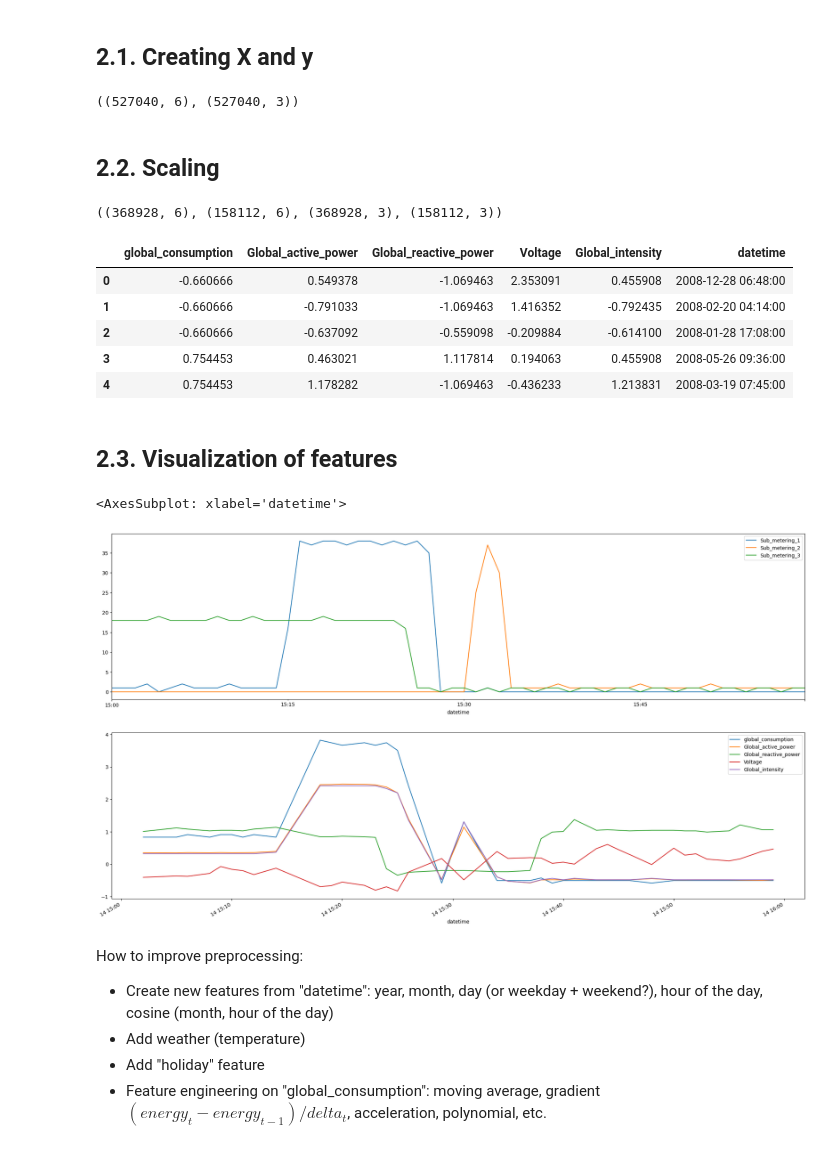
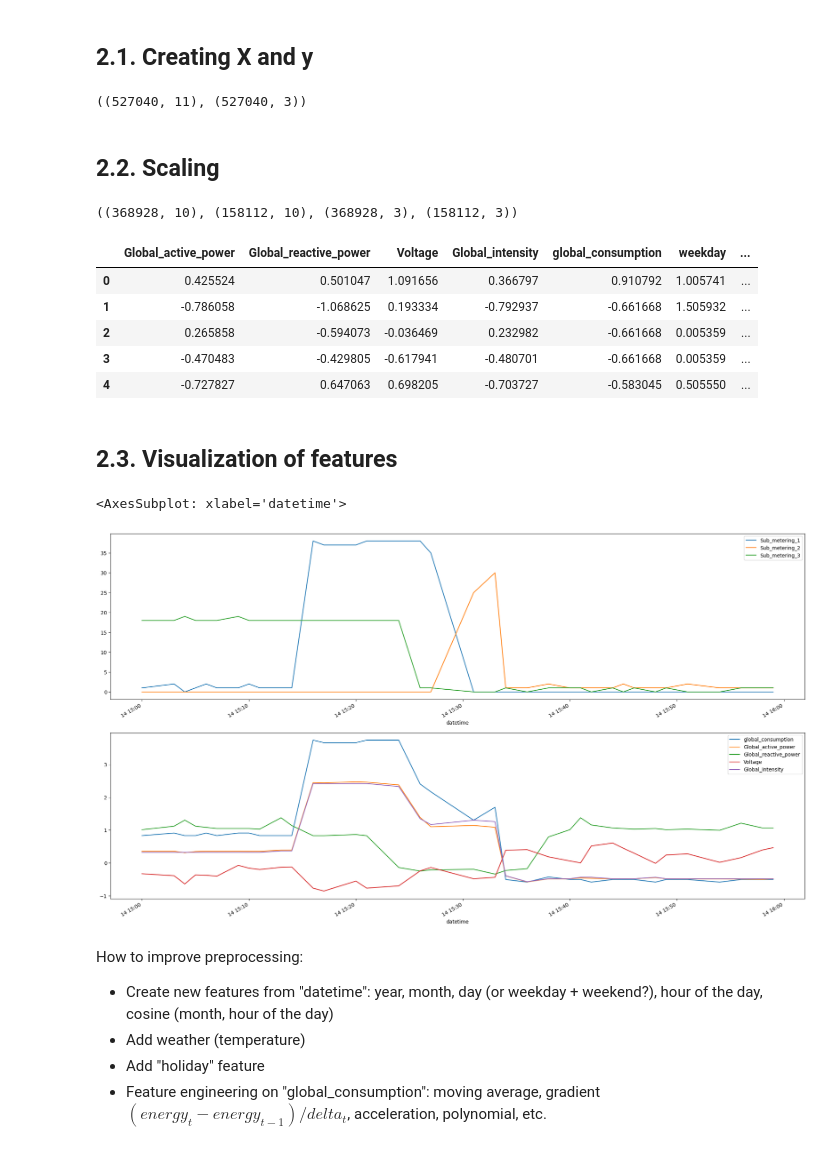
Before and after one commit to charlgd/electricity-decipherer, a Jupyter notebook: notebooks/charlgd_simple_regression.ipynb, the cells around one changed output. Cells and saved outputs as stored; diff of their text form; code cells hidden in the pictures.

Commit message:
New model r2=0.877

```diff
--- a/notebooks/charlgd_simple_regression.ipynb
+++ b/notebooks/charlgd_simple_regression.ipynb
@@ -252,15 +274,13 @@ selected_data.plot("datetime", "Sub_metering_3", ax=ax3)
 # %% [markdown]
 ## 2.1. Creating X and y
 # %%
-features = ['datetime', 'global_consumption', 'Global_active_power', 'Global_reactive_power', 'Voltage', 'Global_intensity']
-num_features = ['global_consumption', 'Global_active_power', 'Global_reactive_power', 'Voltage', 'Global_intensity']
 labels = ['Sub_metering_1', 'Sub_metering_2', 'Sub_metering_3']
 
-X = subdata[features]
+X = subdata.drop(columns=labels)
 y = subdata[labels]
 X.shape, y.shape
 # %% [output]
-((527040, 6), (527040, 3))
+((527040, 11), (527040, 3))
 # %% [markdown]
 ## 2.2. Scaling
 # %%
@@ -274,49 +294,57 @@ X_test.reset_index(drop=True, inplace=True)
 y_train.reset_index(drop=True, inplace=True)
 y_test.reset_index(drop=True, inplace=True)
 
+# Saving datetime series for later (needed for visualization and to build the API response)
+train_datetime = X_train.datetime
+test_datetime = X_test.datetime
+
+# Remove datetime since it's not a feature we want to train the model on
+X_train.drop(columns='datetime', inplace=True)
+X_test.drop(columns='datetime', inplace=True)
+features = X_train.columns
+
 X_train.shape, X_test.shape, y_train.shape, y_test.shape
 # %% [output]
-((368928, 6), (158112, 6), (368928, 3), (158112, 3))
+((368928, 10), (158112, 10), (368928, 3), (158112, 3))
 # %%
 # Standard scaling
 from sklearn.preprocessing import StandardScaler
 
-scaler = StandardScaler().fit(X_train[num_features])
-X_train_scaled = pd.DataFrame(scaler.transform(X_train[num_features]), columns=num_features)
-X_test_scaled = pd.DataFrame(scaler.transform(X_test[num_features]), columns=num_features)
-
-X_train_scaled['datetime'] = X_train.datetime
-X_test_scaled['datetime'] = X_train.datetime
+scaler = StandardScaler().fit(X_train)
+X_train_scaled = pd.DataFrame(scaler.transform(X_train), columns=features)
+X_test_scaled = pd.DataFrame(scaler.transform(X_test), columns=features)
 
 X_train_scaled.head()
 # %% [output]
-|  | global_consumption | Global_active_power | Global_reactive_power | Voltage | Global_intensity | datetime |
-| 0 | -0.660666 | 0.549378 | -1.069463 | 2.353091 | 0.455908 | 2008-12-28 06:48:00 |
-| 1 | -0.660666 | -0.791033 | -1.069463 | 1.416352 | -0.792435 | 2008-02-20 04:14:00 |
-| 2 | -0.660666 | -0.637092 | -0.559098 | -0.209884 | -0.614100 | 2008-01-28 17:08:00 |
-| 3 | 0.754453 | 0.463021 | 1.117814 | 0.194063 | 0.455908 | 2008-05-26 09:36:00 |
-| 4 | 0.754453 | 1.178282 | -1.069463 | -0.436233 | 1.213831 | 2008-03-19 07:45:00 |
+|  | Global_active_power | Global_reactive_power | Voltage | Global_intensity | global_consumption | weekday | ... |
+| 0 | 0.425524 | 0.501047 | 1.091656 | 0.366797 | 0.910792 | 1.005741 | ... |
+| 1 | -0.786058 | -1.068625 | 0.193334 | -0.792937 | -0.661668 | 1.505932 | ... |
+| 2 | 0.265858 | -0.594073 | -0.036469 | 0.232982 | -0.661668 | 0.005359 | ... |
+| 3 | -0.470483 | -0.429805 | -0.617941 | -0.480701 | -0.661668 | 0.005359 | ... |
+| 4 | -0.727827 | 0.647063 | 0.698205 | -0.703727 | -0.583045 | 0.505550 | ... |
 # %% [markdown]
 ## 2.3. Visualization of features
 # %%
-selection = (X_train.datetime.dt.month==5) & (X_train.datetime.dt.day==14) & (X_train.datetime.dt.hour==15)
-selected_y = y_train[selection]
-selected_X = X_train_scaled[selection]
+selection = (train_datetime.dt.month==5) & (train_datetime.dt.day==14) & (train_datetime.dt.hour==15)
+selected_y = y_train.loc[selection, :].copy()
+selected_X = X_train_scaled.loc[selection, :].copy()
+selected_X['datetime'] = train_datetime
+selected_y['datetime'] = train_datetime
 
 f, (ax1, ax2) = plt.subplots(2, 1, figsize=(25,15))
 
-selected_data.plot("datetime", "Sub_metering_1", ax=ax1)
-selected_data.plot("datetime", "Sub_metering_2", ax=ax1)
-selected_data.plot("datetime", "Sub_metering_3", ax=ax1)
+selected_y.plot("datetime", "Sub_metering_1", ax=ax1)
+selected_y.plot("datetime", "Sub_metering_2", ax=ax1)
+selected_y.plot("datetime", "Sub_metering_3", ax=ax1)
 
 selected_X.plot("datetime", "global_consumption", ax=ax2)
 selected_X.plot("datetime", "Global_active_power", ax=ax2)
 selected_X.plot("datetime", "Global_reactive_power", ax=ax2)
 selected_X.plot("datetime", "Voltage", ax=ax2)
 selected_X.plot("datetime", "Global_intensity", ax=ax2)
 # %% [output]
 <AxesSubplot: xlabel='datetime'>
-[figure, old version]
+[figure, new version]
 # %% [markdown]
 How to improve preprocessing:
 - Create new features from "datetime": year, month, day (or weekday + weekend?), hour of the day, cosine (month, hour of the day)
```
Also changed, not shown: parts of 18 cells of this notebook.
